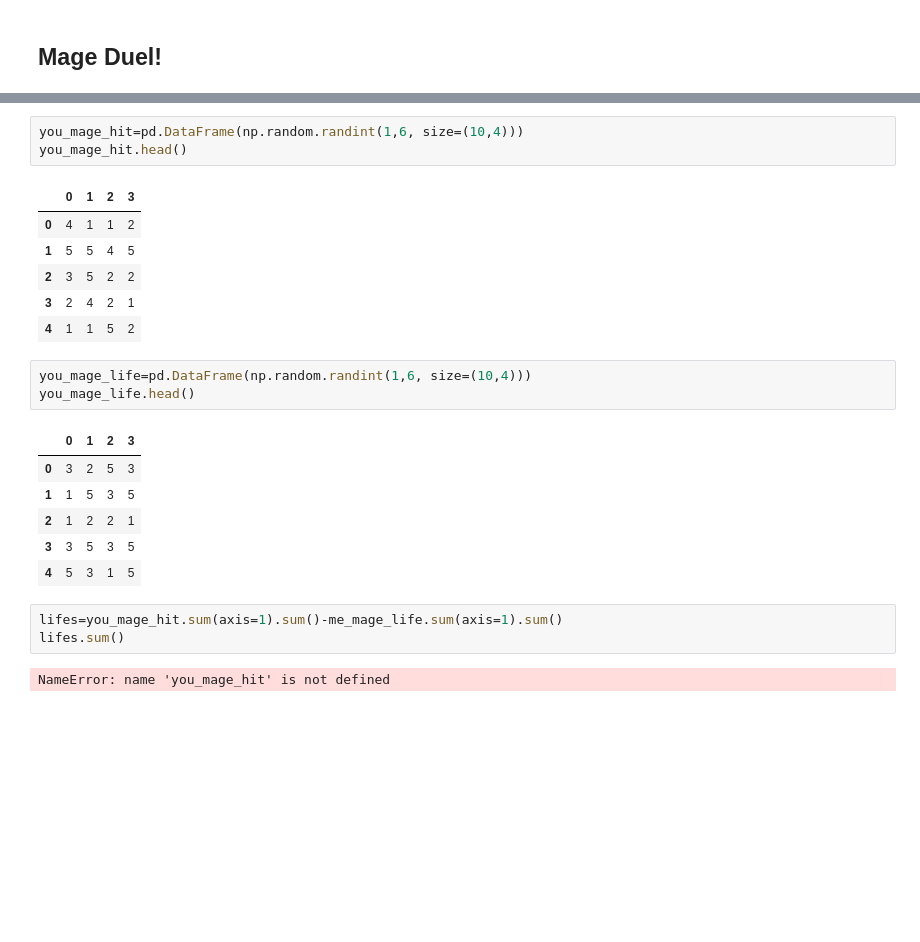
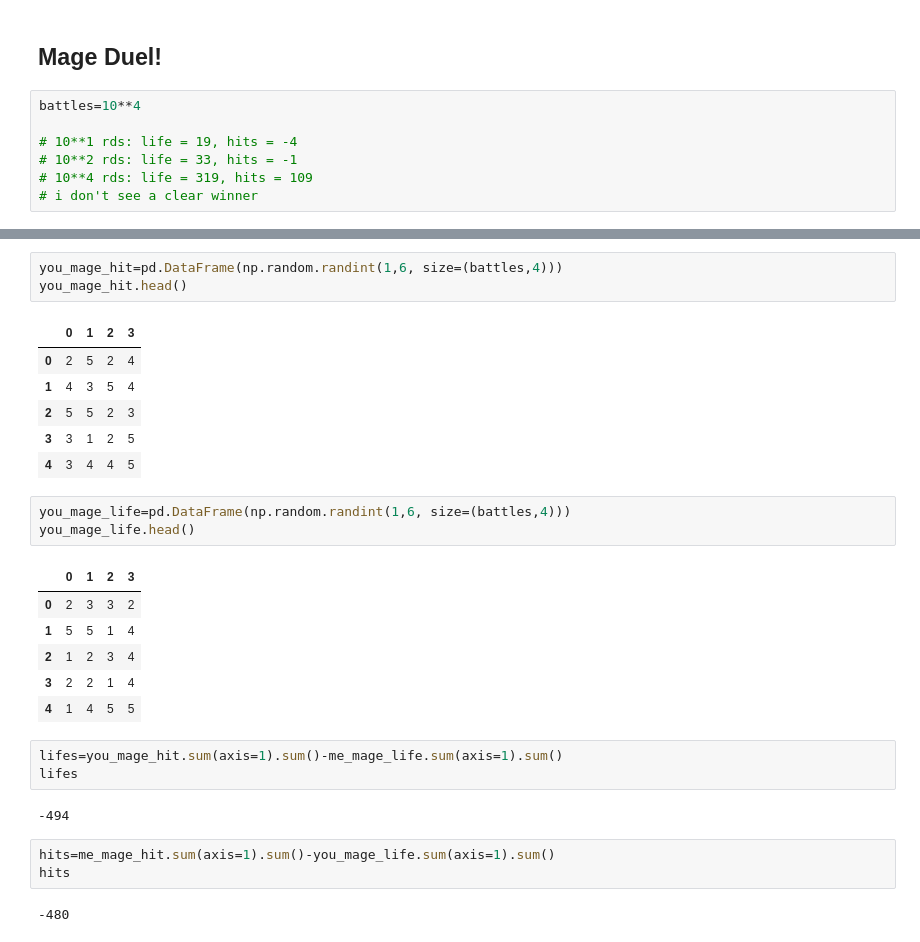
Before and after one commit to hinzle/statistics-exercises, a Jupyter notebook: simulation.ipynb, the cells around one changed output, grey strips where cells are left out. Cells and saved outputs as stored; diff of their text form; blank space fills up the shorter version.

```diff
--- a/simulation.ipynb
+++ b/simulation.ipynb
@@ -332,3 +334,10 @@ bdays.head()
 # %% [markdown]
 ## Mage Duel!
+# %%
+battles=10**4
+
+# 10**1 rds: life = 19, hits = -4
+# 10**2 rds: life = 33, hits = -1
+# 10**4 rds: life = 319, hits = 109
+# i don't see a clear winner
 # %%
@@ -358,25 +367,30 @@ me_mage_hit.sum(axis=1).sum()
 # %%
-you_mage_hit=pd.DataFrame(np.random.randint(1,6, size=(10,4)))
+you_mage_hit=pd.DataFrame(np.random.randint(1,6, size=(battles,4)))
 you_mage_hit.head()
 # %% [output]
 |  | 0 | 1 | 2 | 3 |
-| 0 | 4 | 1 | 1 | 2 |
-| 1 | 5 | 5 | 4 | 5 |
-| 2 | 3 | 5 | 2 | 2 |
-| 3 | 2 | 4 | 2 | 1 |
-| 4 | 1 | 1 | 5 | 2 |
+| 0 | 2 | 5 | 2 | 4 |
+| 1 | 4 | 3 | 5 | 4 |
+| 2 | 5 | 5 | 2 | 3 |
+| 3 | 3 | 1 | 2 | 5 |
+| 4 | 3 | 4 | 4 | 5 |
 # %%
-you_mage_life=pd.DataFrame(np.random.randint(1,6, size=(10,4)))
+you_mage_life=pd.DataFrame(np.random.randint(1,6, size=(battles,4)))
 you_mage_life.head()
 # %% [output]
 |  | 0 | 1 | 2 | 3 |
-| 0 | 3 | 2 | 5 | 3 |
-| 1 | 1 | 5 | 3 | 5 |
-| 2 | 1 | 2 | 2 | 1 |
-| 3 | 3 | 5 | 3 | 5 |
-| 4 | 5 | 3 | 1 | 5 |
+| 0 | 2 | 3 | 3 | 2 |
+| 1 | 5 | 5 | 1 | 4 |
+| 2 | 1 | 2 | 3 | 4 |
+| 3 | 2 | 2 | 1 | 4 |
+| 4 | 1 | 4 | 5 | 5 |
 # %%
 lifes=you_mage_hit.sum(axis=1).sum()-me_mage_life.sum(axis=1).sum()
-lifes.sum()
+lifes
 # %% [output]
-NameError: name 'you_mage_hit' is not defined
+-494
+# %%
+hits=me_mage_hit.sum(axis=1).sum()-you_mage_life.sum(axis=1).sum()
+hits
+# %% [output]
+-480
```
Also changed, not shown: parts of 39 cells of this notebook.
